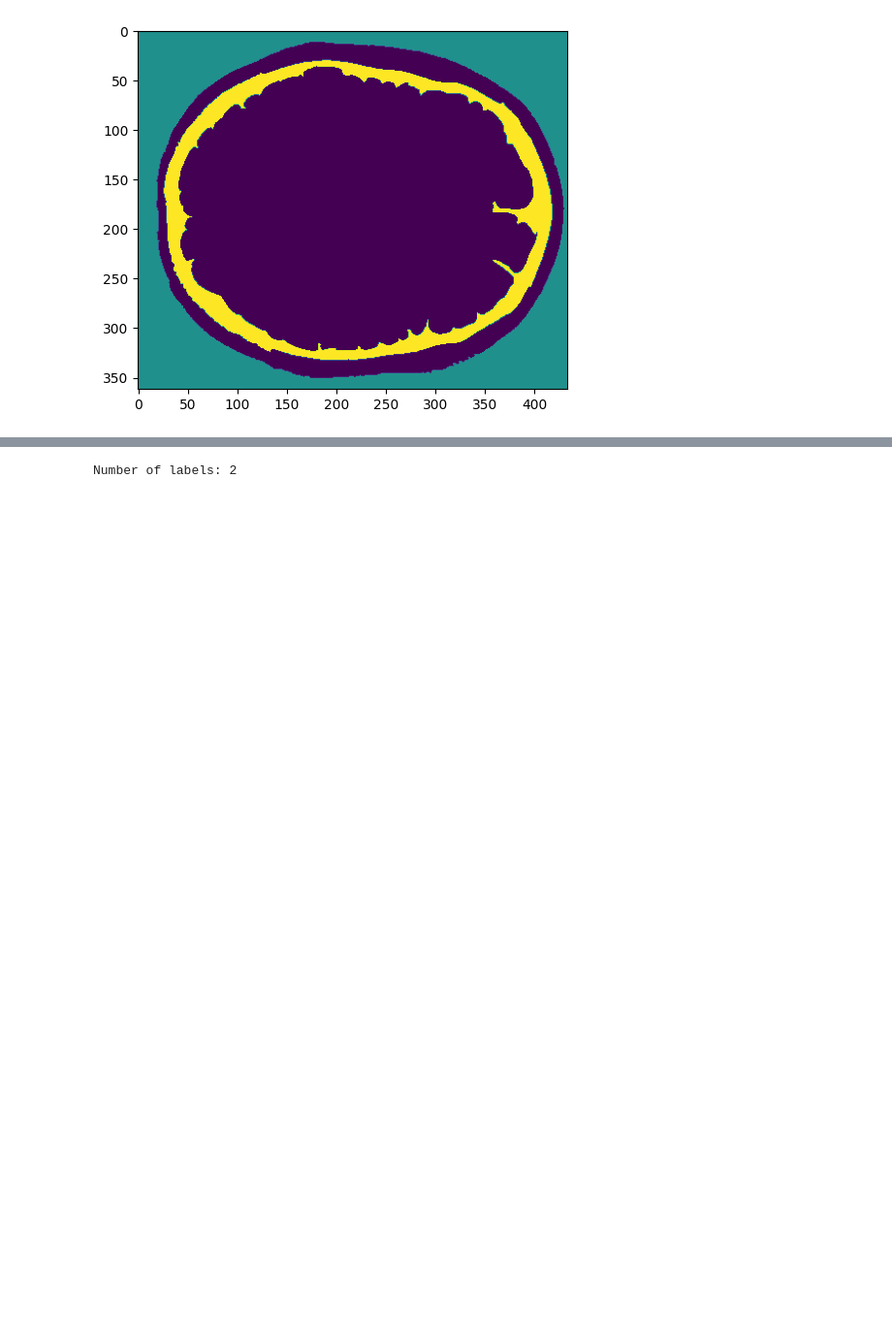
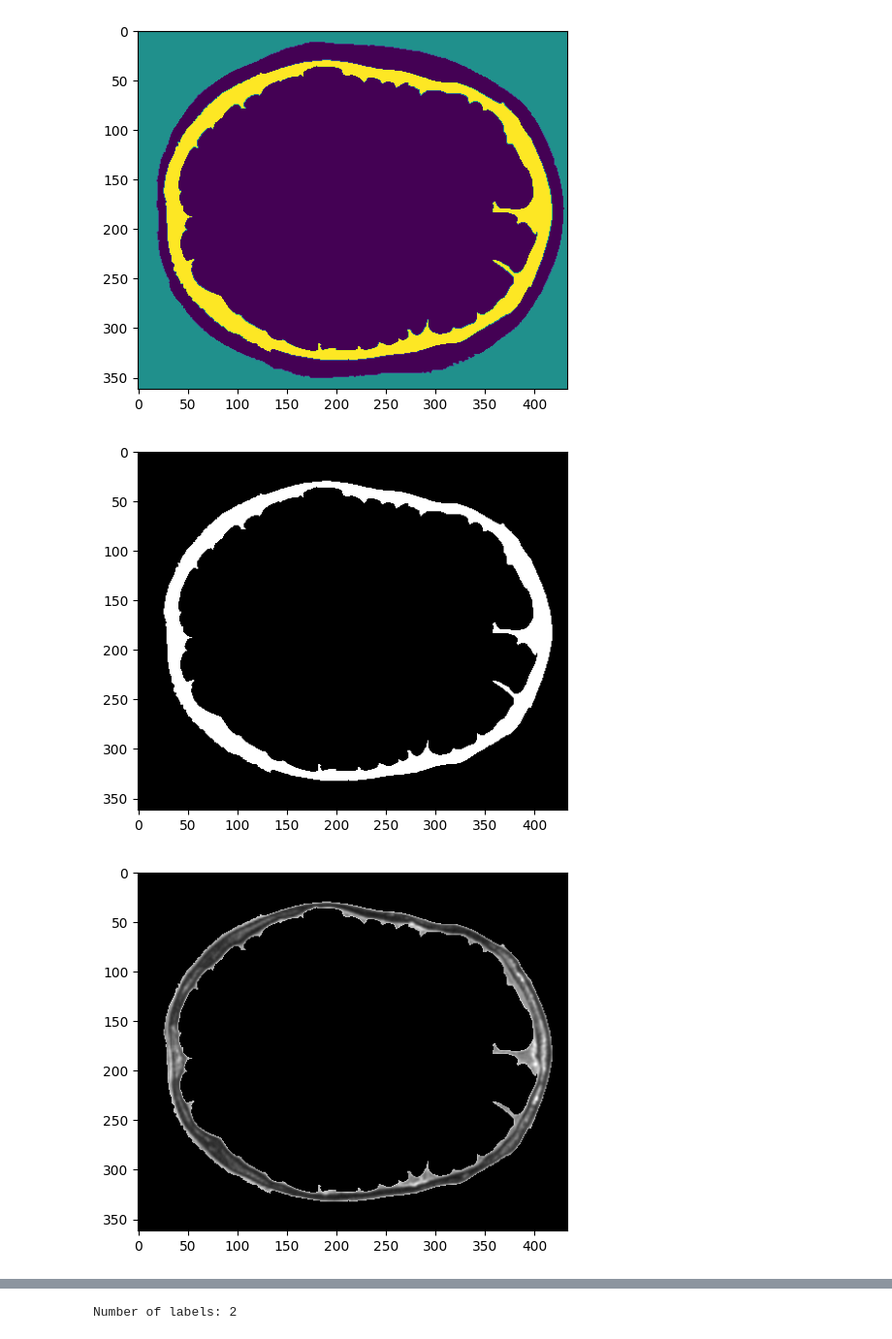
Before and after one commit to ZosoV/mri_segmentation, a Jupyter notebook: experiment_02.ipynb, the cells around one changed output, grey strips where cells are left out. Shown at 97% size. Cells and saved outputs as stored; diff of their text form; code cells hidden in the pictures; blank space fills up the shorter version.

```diff
--- a/sandbox.ipynb
+++ b/experiment_02.ipynb
@@ -192,3 +194,20 @@ plt.show()
 Number of labels: 10
 [figure]
 [figure]
+# %%
+# Get the mask 2
+mask1 = inverted_labels == 2
+
+# Plot the mask 2
+plt.imshow(mask1, cmap='gray')
+plt.show()
+
+# Apply the mask on the reference image
+masked_img1 = reference_img * mask1
+
+# Plot the masked image
+plt.imshow(masked_img1, cmap='gray')
+plt.show()
+# %% [output]
+[figure, added]
+[figure, added]
```
Also changed, not shown: parts of 14 cells of this notebook, 2 other files.
